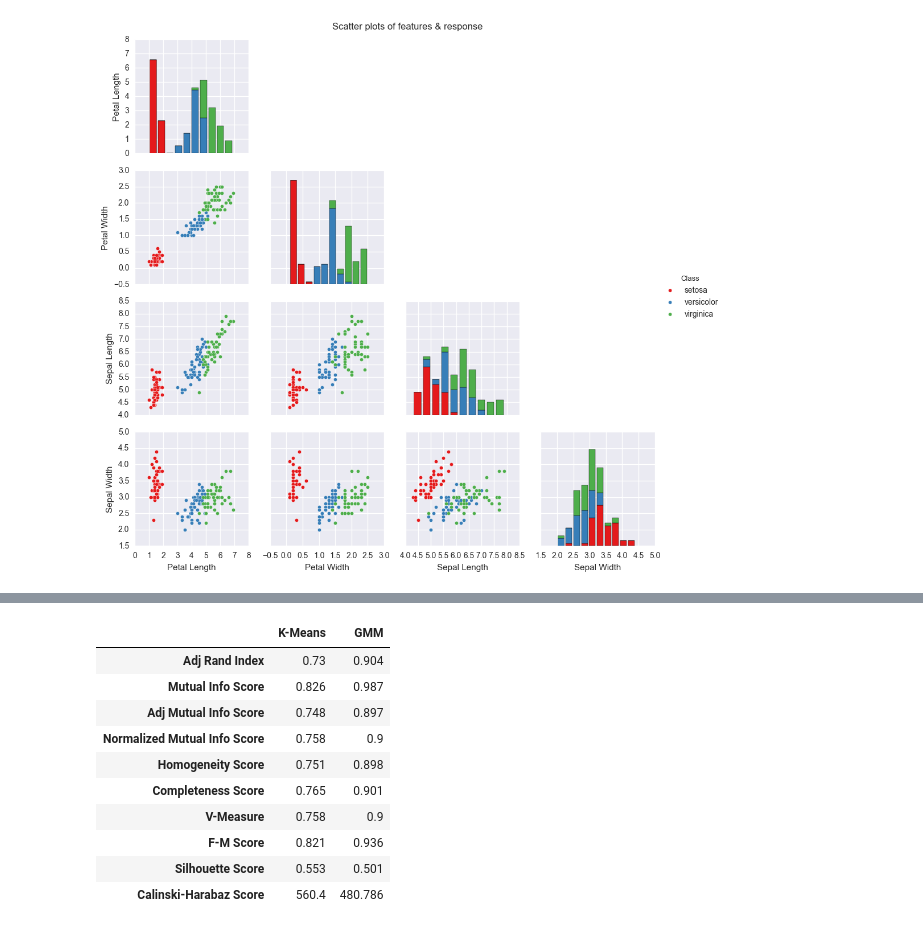
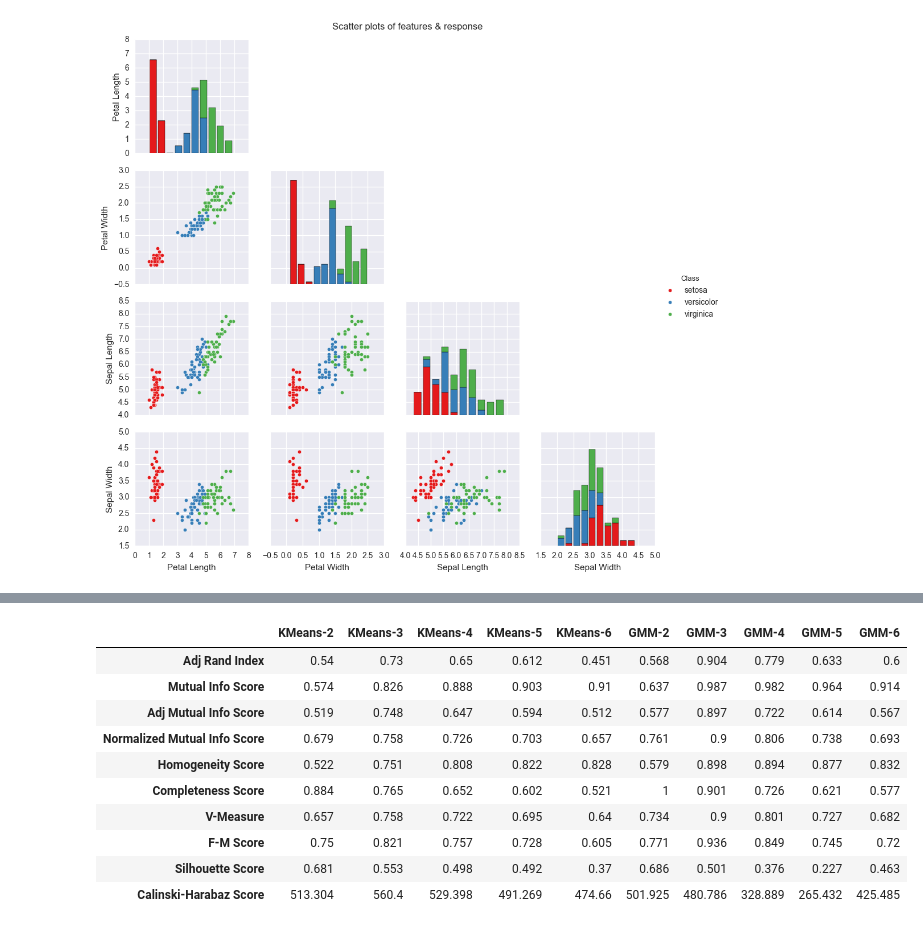
Before and after one commit to niranjv/ml-notes, a Jupyter notebook: Clustering/iris.ipynb, the cells around one changed output, grey strips where cells are left out. Saved outputs shown, nothing was run; the diff lists cells and outputs as text; code cells hidden in the pictures.

Commit message:
Calculate metrics for KMeans & GMM clustering

```diff
--- a/Clustering/iris.ipynb
+++ b/Clustering/iris.ipynb
@@ -151,47 +106,44 @@ array([1, 1, 1, 1, 1, 1, 1, 1, 1, 1, 1, 1, 1, 1, 1, 1, 1, 1, 1, 1, 1, 1, 1,
 # %%
 # ----------
-# Evaluate accuracy of KMeans clustering using various metrics
+# Evaluate 'goodness' of clustering using various metrics
 # ----------
 
 clustering_metrics = pd.DataFrame(
                     index = [
                              'Adj Rand Index',
                              'Mutual Info Score', 'Adj Mutual Info Score', 'Normalized Mutual Info Score',
                              'Homogeneity Score', 'Completeness Score', 'V-Measure',
                              'F-M Score',
                              'Silhouette Score', 'Calinski-Harabaz Score'
                             ],
-                    columns = ['K-Means', 'GMM'])
+                    columns = algorithms)
 
-
-
-for l, alg in zip(labels_array, algorithms):
-    pred_labels = globals()[l]
+for pred_labels, alg in zip(labels, algorithms):
     # Clustering metrics that require known truth
     clustering_metrics[alg]['Adj Rand Index'] = format(round(metrics.adjusted_rand_score(y, pred_labels),3))
     clustering_metrics[alg]['Mutual Info Score'] = round(metrics.mutual_info_score(y, pred_labels),3)
     clustering_metrics[alg]['Adj Mutual Info Score'] = round(metrics.adjusted_mutual_info_score(y, pred_labels),3)
     clustering_metrics[alg]['Normalized Mutual Info Score'] = round(metrics.normalized_mutual_info_score(y, pred_labels),3)
     clustering_metrics[alg]['Homogeneity Score'] = round(metrics.homogeneity_score(y, pred_labels),3)
     clustering_metrics[alg]['Completeness Score'] = round(metrics.completeness_score(y, pred_labels),3)
     clustering_metrics[alg]['V-Measure'] = round(metrics.v_measure_score(y, pred_labels),3)
     clustering_metrics[alg]['F-M Score'] =  round(metrics.fowlkes_mallows_score(y, pred_labels),3)
 
     # Metrics that don't require truth to be known
     # clustering_metrics['K-Means']['Inertia'] = round(kmeans_estimator.inertia_,3)
     clustering_metrics[alg]['Silhouette Score'] = round(metrics.silhouette_score(X, pred_labels),3)
     clustering_metrics[alg]['Calinski-Harabaz Score'] = round(metrics.calinski_harabaz_score(X, pred_labels),3)
 
 clustering_metrics
 # %% [output]
-|  | K-Means | GMM |
-| Adj Rand Index | 0.73 | 0.904 |
-| Mutual Info Score | 0.826 | 0.987 |
-| Adj Mutual Info Score | 0.748 | 0.897 |
-| Normalized Mutual Info Score | 0.758 | 0.9 |
-| Homogeneity Score | 0.751 | 0.898 |
-| Completeness Score | 0.765 | 0.901 |
-| V-Measure | 0.758 | 0.9 |
-| F-M Score | 0.821 | 0.936 |
-| Silhouette Score | 0.553 | 0.501 |
-| Calinski-Harabaz Score | 560.4 | 480.786 |
+|  | KMeans-2 | KMeans-3 | KMeans-4 | KMeans-5 | KMeans-6 | GMM-2 | GMM-3 | GMM-4 | GMM-5 | GMM-6 |
+| Adj Rand Index | 0.54 | 0.73 | 0.65 | 0.612 | 0.451 | 0.568 | 0.904 | 0.779 | 0.633 | 0.6 |
+| Mutual Info Score | 0.574 | 0.826 | 0.888 | 0.903 | 0.91 | 0.637 | 0.987 | 0.982 | 0.964 | 0.914 |
+| Adj Mutual Info Score | 0.519 | 0.748 | 0.647 | 0.594 | 0.512 | 0.577 | 0.897 | 0.722 | 0.614 | 0.567 |
+| Normalized Mutual Info Score | 0.679 | 0.758 | 0.726 | 0.703 | 0.657 | 0.761 | 0.9 | 0.806 | 0.738 | 0.693 |
+| Homogeneity Score | 0.522 | 0.751 | 0.808 | 0.822 | 0.828 | 0.579 | 0.898 | 0.894 | 0.877 | 0.832 |
+| Completeness Score | 0.884 | 0.765 | 0.652 | 0.602 | 0.521 | 1 | 0.901 | 0.726 | 0.621 | 0.577 |
+| V-Measure | 0.657 | 0.758 | 0.722 | 0.695 | 0.64 | 0.734 | 0.9 | 0.801 | 0.727 | 0.682 |
+| F-M Score | 0.75 | 0.821 | 0.757 | 0.728 | 0.605 | 0.771 | 0.936 | 0.849 | 0.745 | 0.72 |
+| Silhouette Score | 0.681 | 0.553 | 0.498 | 0.492 | 0.37 | 0.686 | 0.501 | 0.376 | 0.227 | 0.463 |
+| Calinski-Harabaz Score | 513.304 | 560.4 | 529.398 | 491.269 | 474.66 | 501.925 | 480.786 | 328.889 | 265.432 | 425.485 |
```
Also changed, not shown: parts of 3 cells of this notebook.
